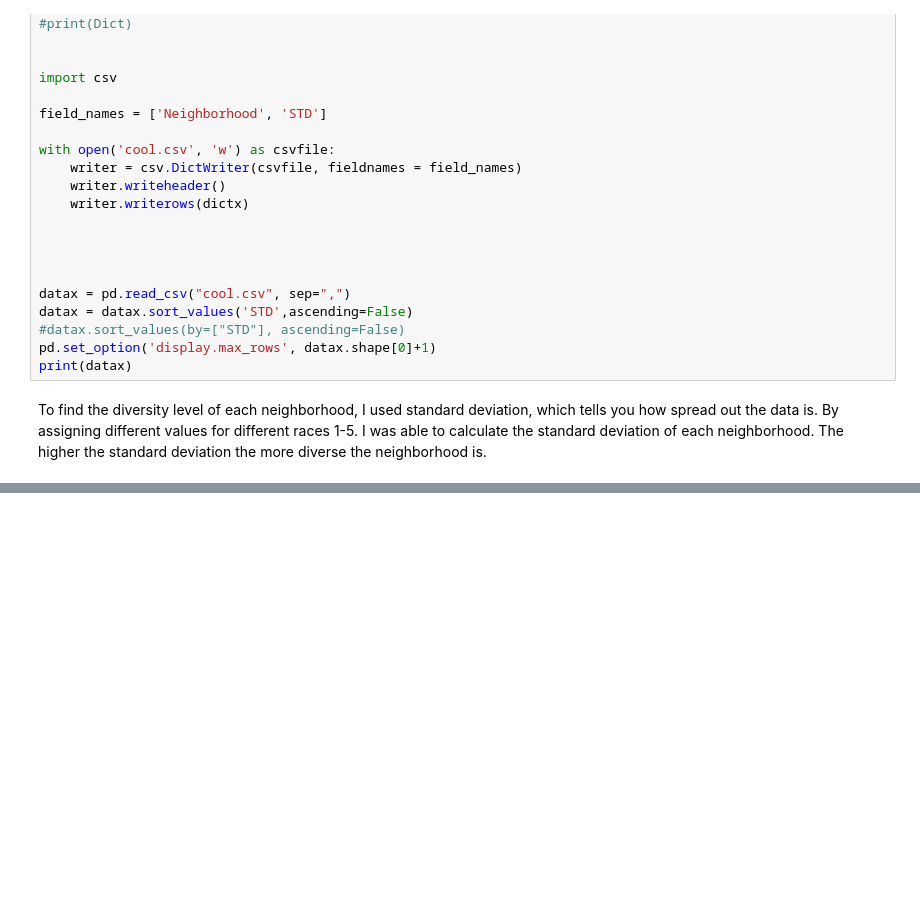
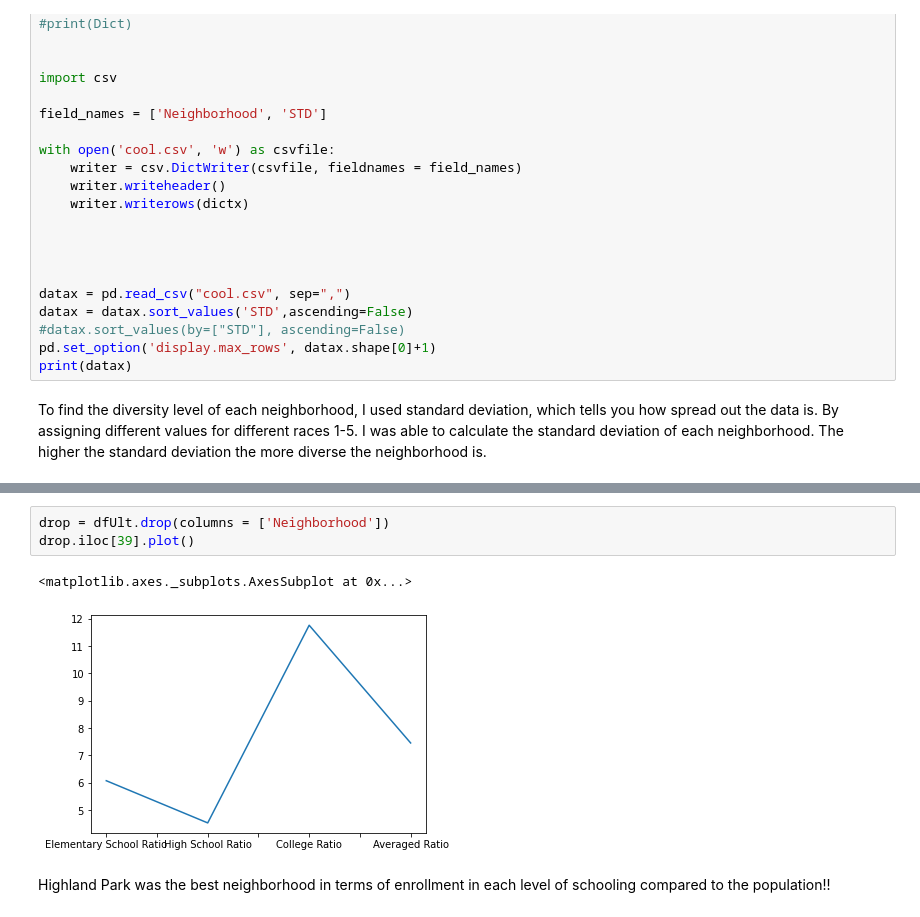
Before and after one commit to rjthescholar/FinalProject, a Jupyter notebook: Combined Data.ipynb, the cells around one changed output, grey strips where cells are left out. Drawn from its saved outputs; the diff is of its cells as text; blank space fills up the shorter version.

```diff
--- a/Combined Data.ipynb
+++ b/Combined Data.ipynb
@@ -122,0 +354,8 @@ By assigning different values for different races 1-5. I was able to calculate t
+# %%
+drop = dfUlt.drop(columns = ['Neighborhood'])
+drop.iloc[39].plot()
+# %% [output]
+<matplotlib.axes._subplots.AxesSubplot at 0x...>
+[figure, added]
+# %% [markdown]
+Highland Park was the best neighborhood in terms of enrollment in each level of schooling compared to the population!!
```
Also changed, not shown: parts of 15 cells of this notebook.
